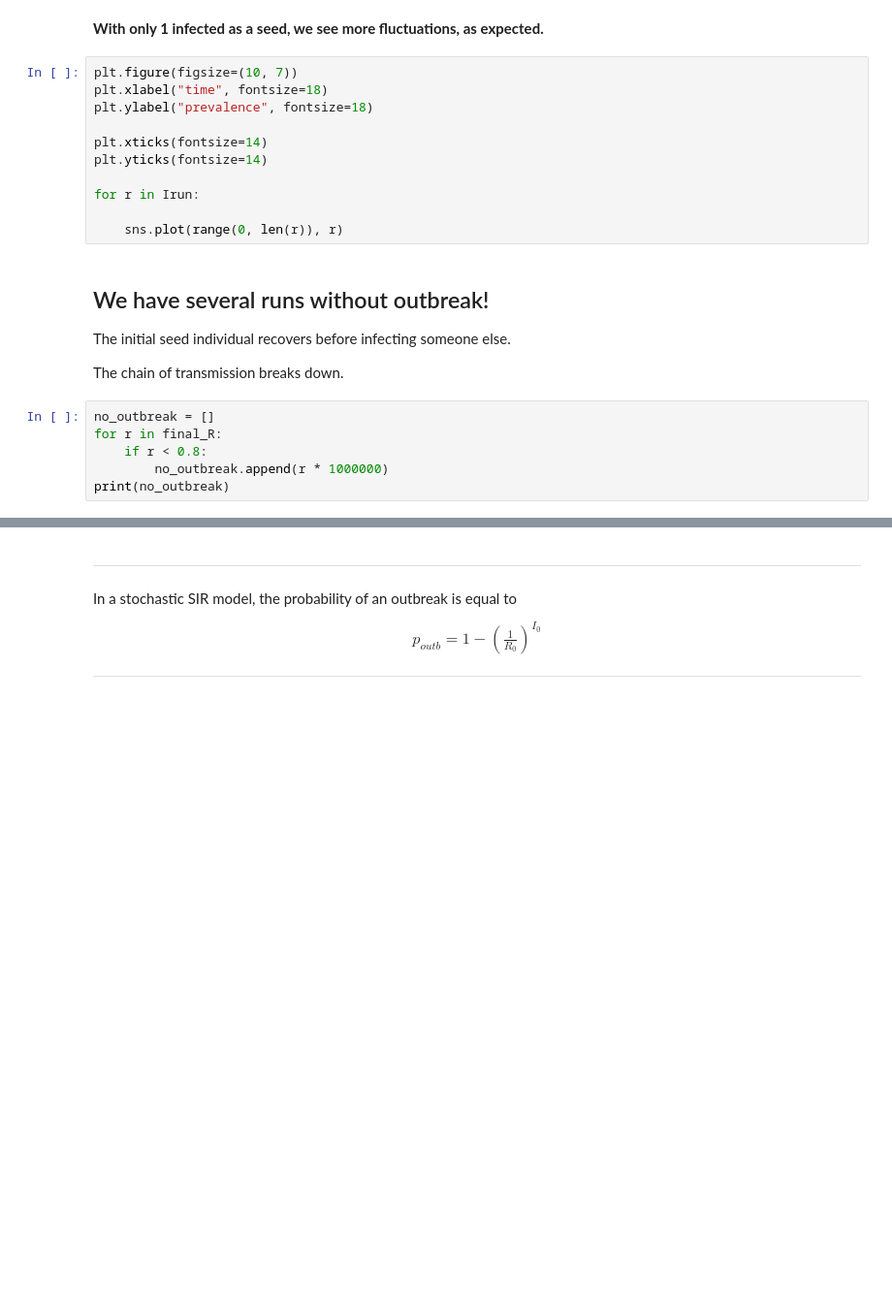
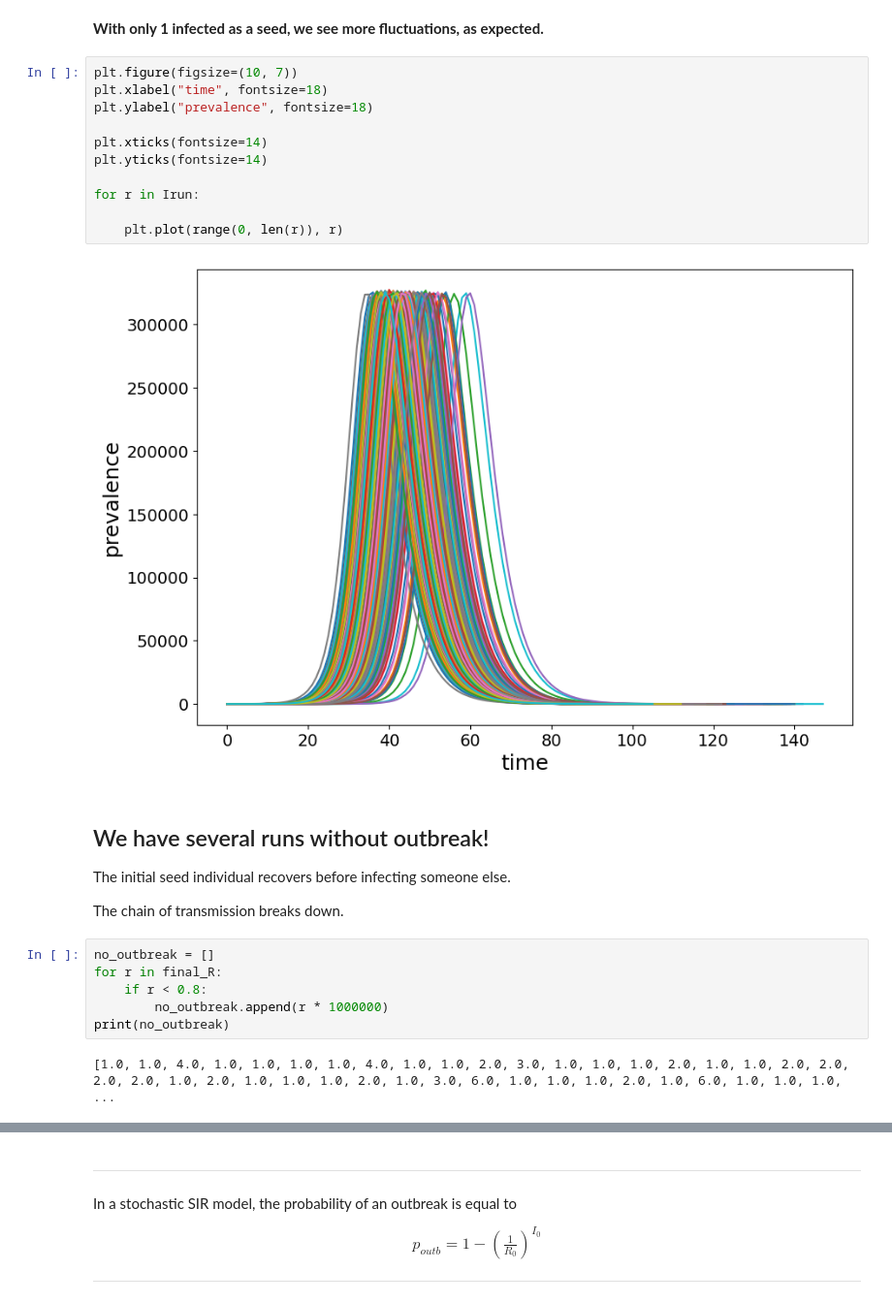
Before and after one commit to micheletizzoni/Digital_epidemiology, a Jupyter notebook: notebooks/nb01_epidemic_processes.ipynb, the cells around one changed output, grey strips where cells are left out. Shown: that part at 97% size. Saved outputs shown, nothing was run; the diff lists cells and outputs as text; blank space fills up the shorter version.

```diff
--- a/notebooks/nb01_epidemic_processes.ipynb
+++ b/notebooks/nb01_epidemic_processes.ipynb
@@ -285,14 +313,16 @@ print("The average final attack rate is ", np.average(np.array(final_R)))
 # %%
 plt.figure(figsize=(10, 7))
 plt.xlabel("time", fontsize=18)
 plt.ylabel("prevalence", fontsize=18)
 
 plt.xticks(fontsize=14)
 plt.yticks(fontsize=14)
 
 for r in Irun:
 
-    sns.plot(range(0, len(r)), r)
+    plt.plot(range(0, len(r)), r)
+# %% [output]
+[figure, added]
 # %% [markdown]
 ## We have several runs without outbreak!
 
@@ -305,6 +335,8 @@ for r in final_R:
     if r < 0.8:
         no_outbreak.append(r * 1000000)
 print(no_outbreak)
+# %% [output]
+[1.0, 1.0, 4.0, 1.0, 1.0, 1.0, 1.0, 4.0, 1.0, 1.0, 2.0, 3.0, 1.0, 1.0, 1.0, 2.0, 1.0, 1.0, 2.0, 2.0, 2.0, 2.0, 1.0, 2.0, 1.0, 1.0, 1.0, 2.0, 1.0, 3.0, 6.0, 1.0, 1.0, 1.0, 2.0, 1.0, 6.0, 1.0, 1.0, 1.0, ...
 # %%
 b = plt.hist(no_outbreak, bins=30)
 plt.xscale("log")
```
Also changed, not shown: parts of 14 cells of this notebook.
